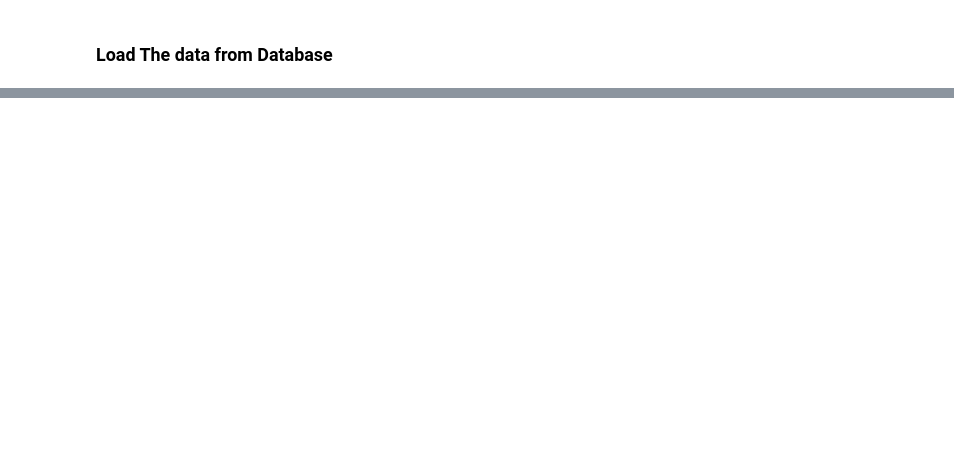
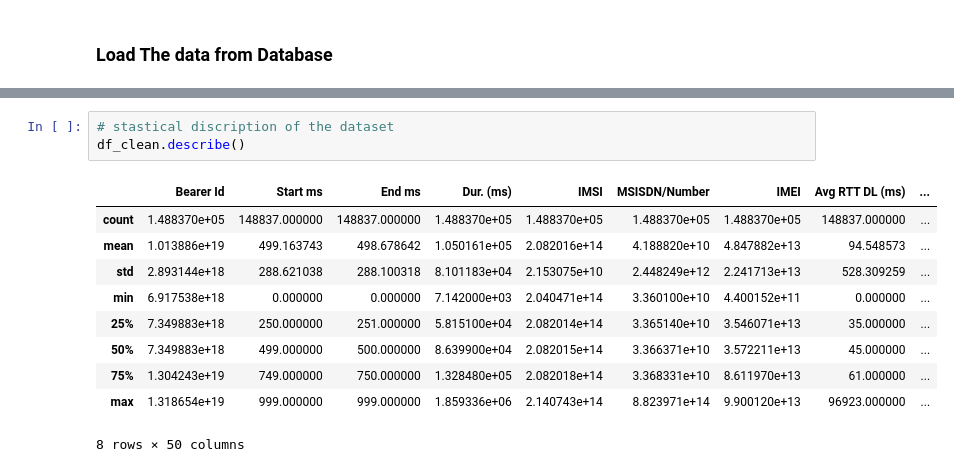
Before and after one commit to Xmuluneh/tenx_week_one, a Jupyter notebook: notebook/user_overview_analysis.ipynb, the cells around one changed output, grey strips where cells are left out. Cells and saved outputs as stored; diff of their text form; blank space fills up the shorter version.

```diff
--- a/notebook/user_overview_analysis.ipynb
+++ b/notebook/user_overview_analysis.ipynb
@@ -243,0 +31,14 @@ Name: MSISDN/Number, dtype: int64
+# %%
+# stastical discription of the dataset
+df_clean.describe()
+# %% [output]
+|  | Bearer Id | Start ms | End ms | Dur. (ms) | IMSI | MSISDN/Number | IMEI | Avg RTT DL (ms) | ... |
+| count | 1.488370e+05 | 148837.000000 | 148837.000000 | 1.488370e+05 | 1.488370e+05 | 1.488370e+05 | 1.488370e+05 | 148837.000000 | ... |
+| mean | 1.013886e+19 | 499.163743 | 498.678642 | 1.050161e+05 | 2.082016e+14 | 4.188820e+10 | 4.847882e+13 | 94.548573 | ... |
+| std | 2.893144e+18 | 288.621038 | 288.100318 | 8.101183e+04 | 2.153075e+10 | 2.448249e+12 | 2.241713e+13 | 528.309259 | ... |
+| min | 6.917538e+18 | 0.000000 | 0.000000 | 7.142000e+03 | 2.040471e+14 | 3.360100e+10 | 4.400152e+11 | 0.000000 | ... |
+| 25% | 7.349883e+18 | 250.000000 | 251.000000 | 5.815100e+04 | 2.082014e+14 | 3.365140e+10 | 3.546071e+13 | 35.000000 | ... |
+| 50% | 7.349883e+18 | 499.000000 | 500.000000 | 8.639900e+04 | 2.082015e+14 | 3.366371e+10 | 3.572211e+13 | 45.000000 | ... |
+| 75% | 1.304243e+19 | 749.000000 | 750.000000 | 1.328480e+05 | 2.082018e+14 | 3.368331e+10 | 8.611970e+13 | 61.000000 | ... |
+| max | 1.318654e+19 | 999.000000 | 999.000000 | 1.859336e+06 | 2.140743e+14 | 8.823971e+14 | 9.900120e+13 | 96923.000000 | ... |
+8 rows × 50 columns
```
Also changed, not shown: parts of 66 cells of this notebook, 7 other files.
